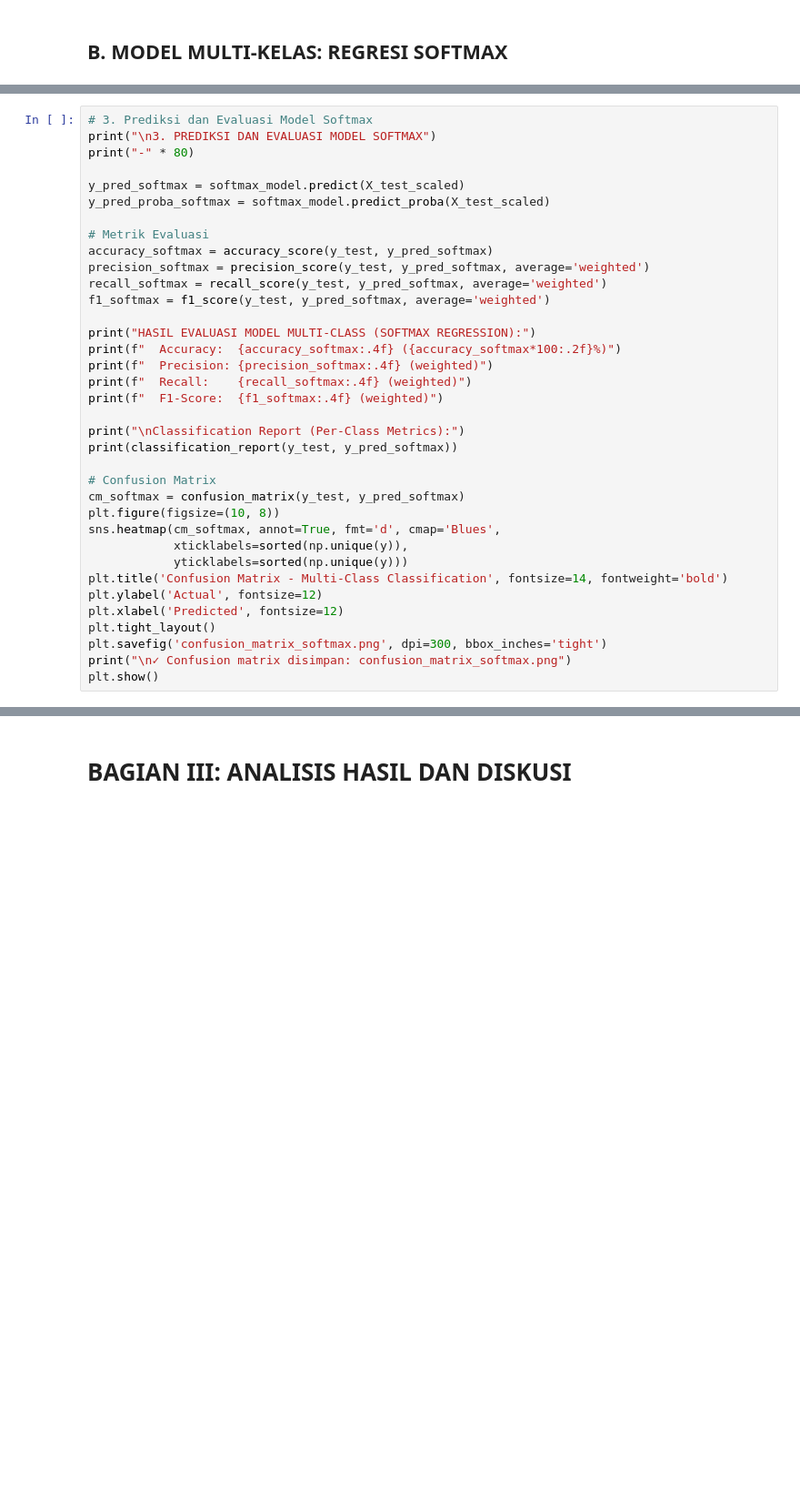
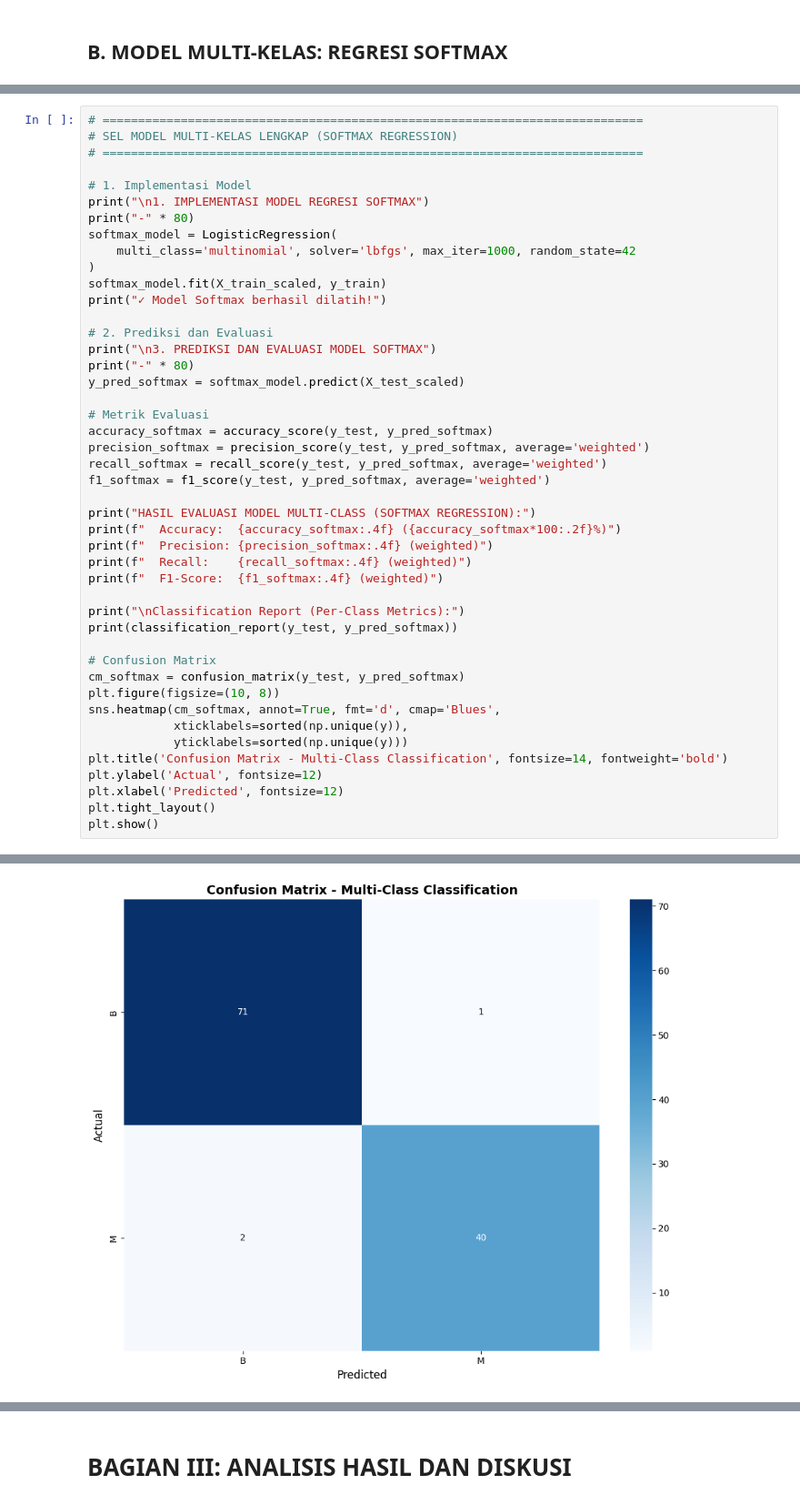
Before and after one commit to wangga03/Tugas-PMA, a Jupyter notebook: TUGAS2_KELOMPOK3.ipynb, the cells around one changed output, grey strips where cells are left out. Shown at 91% size. Cells and saved outputs as stored; diff of their text form; blank space fills up the shorter version.

```diff
--- a/TUGAS2_KELOMPOK3.ipynb
+++ b/TUGAS2_KELOMPOK3.ipynb
@@ -474,10 +216,21 @@ Karena setiap probabilitas kelas $j$ dinormalisasi dengan cara dibagi oleh jumla
 # %%
-# 3. Prediksi dan Evaluasi Model Softmax
+# ============================================================================
+# SEL MODEL MULTI-KELAS LENGKAP (SOFTMAX REGRESSION)
+# ============================================================================
+
+# 1. Implementasi Model
+print("\n1. IMPLEMENTASI MODEL REGRESI SOFTMAX")
+print("-" * 80)
+softmax_model = LogisticRegression(
+    multi_class='multinomial', solver='lbfgs', max_iter=1000, random_state=42
+)
+softmax_model.fit(X_train_scaled, y_train)
+print("✓ Model Softmax berhasil dilatih!")
+
+# 2. Prediksi dan Evaluasi
 print("\n3. PREDIKSI DAN EVALUASI MODEL SOFTMAX")
 print("-" * 80)
-
 y_pred_softmax = softmax_model.predict(X_test_scaled)
-y_pred_proba_softmax = softmax_model.predict_proba(X_test_scaled)
 
 # Metrik Evaluasi
 accuracy_softmax = accuracy_score(y_test, y_pred_softmax)
@@ -504,7 +257,5 @@ plt.title('Confusion Matrix - Multi-Class Classification', fontsize=14, fontweig
 plt.ylabel('Actual', fontsize=12)
 plt.xlabel('Predicted', fontsize=12)
 plt.tight_layout()
-plt.savefig('confusion_matrix_softmax.png', dpi=300, bbox_inches='tight')
-print("\n✓ Confusion matrix disimpan: confusion_matrix_softmax.png")
 plt.show()
 # %% [output]
@@ -513,0 +279 @@ NameError: name 'X_test_scaled' is not defined
+[figure, added]
```
Also changed, not shown: parts of 23 cells of this notebook, 1 other file.
